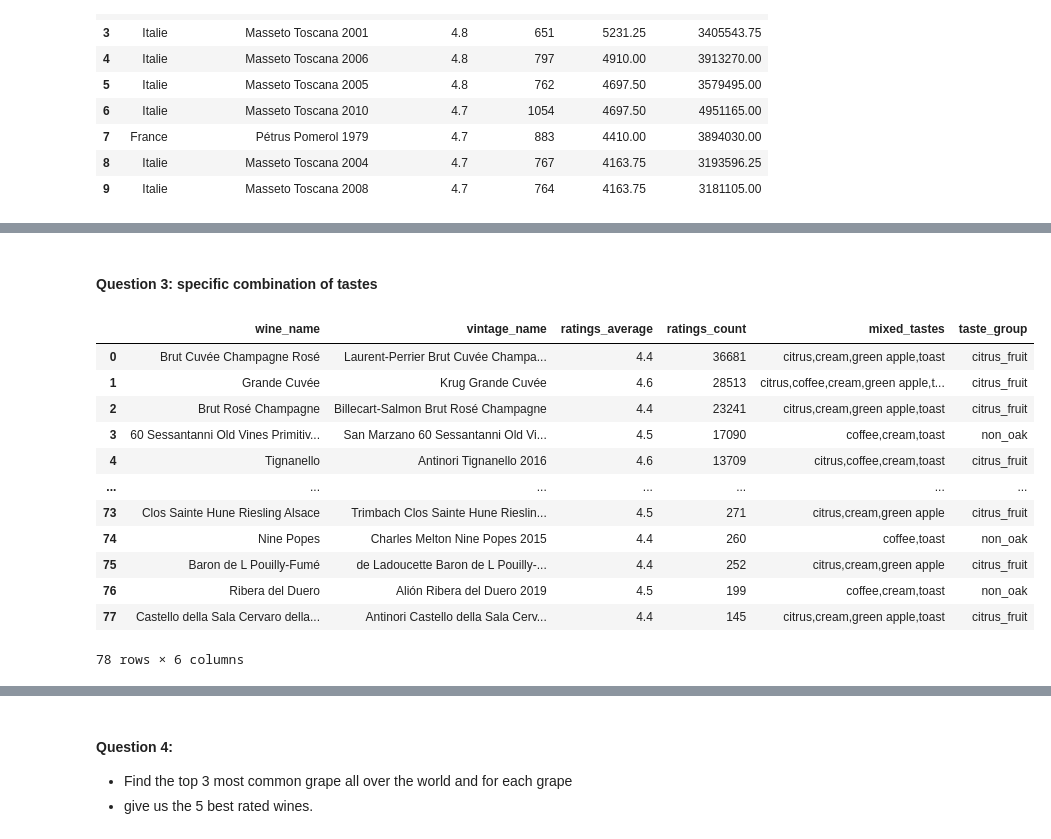
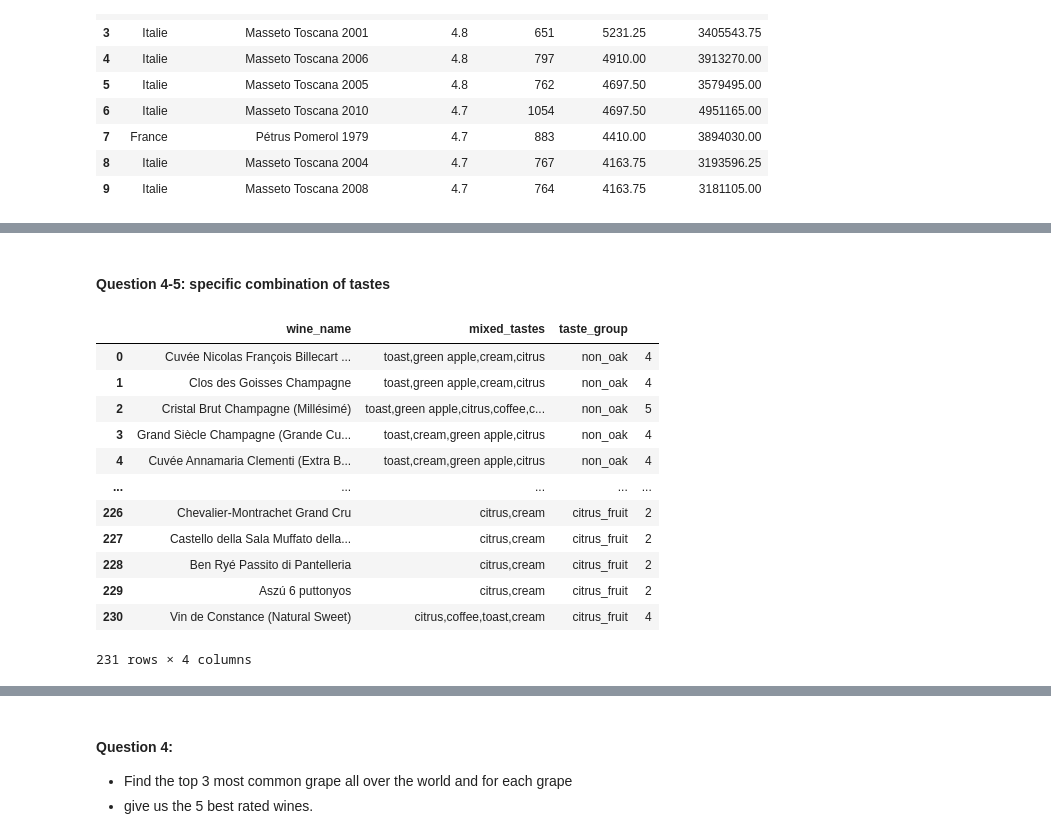
Before and after one commit to JonathanRabbi/Vivinio.Project, a Jupyter notebook: main.ipynb, the cells around one changed output, grey strips where cells are left out. Drawn from its saved outputs; the diff is of its cells as text; code cells hidden in the pictures.

```diff
--- a/main.ipynb
+++ b/main.ipynb
@@ -149,59 +145,56 @@ Box(children=(HTML(value='<div id="ifr-pyg-3" style="height: auto">\n    <head>\
 # %% [markdown]
-#### Question 3: specific combination of tastes
+#### Question 4-5: specific combination of tastes
 # %%
 test = '''
 SELECT
     wines.name,
-    vintages.name,
-    vintages.ratings_average,
-    vintages.ratings_count,
     GROUP_CONCAT(DISTINCT keywords.name) AS mixed_tastes,
-    keywords_wine.group_name
+    keywords_wine.group_name,
+    COUNT(DISTINCT keywords.name)
 FROM
-    vintage_toplists_rankings
-JOIN
-    vintages ON vintage_toplists_rankings.vintage_id = vintages.id
-JOIN
-    wines ON vintages.wine_id = wines.id
+    wines
 JOIN
     regions ON wines.region_id = regions.id
 JOIN
     countries ON regions.country_code = countries.code
 JOIN
     keywords_wine ON wines.id = keywords_wine.wine_id
 JOIN
     keywords ON keywords_wine.keyword_id = keywords.id
 WHERE
     keywords.name IN ('coffee', 'toast', 'green apple', 'cream', 'citrus')
 AND
     keywords_wine.count > 9
+AND
+    keywords_wine.keyword_type = 'primary'
 GROUP BY
-    vintages.name
+    wines.name
 HAVING
     COUNT(DISTINCT keywords.name) >= 2
-ORDER BY vintages.ratings_count DESC, vintages.ratings_average DESC, mixed_tastes DESC, price_euros DESC;
+
+ORDER BY mixed_tastes DESC;
 '''
 cursor.execute(test)
 data = cursor.fetchall()
 
-columns = ['wine_name', 'vintage_name', 'ratings_average', 'ratings_count', 'mixed_tastes', 'taste_group']
+columns = ['wine_name', 'mixed_tastes', 'taste_group', 'count_of_tastes']
 df_3 = pd.DataFrame(data, columns=columns)
 # pd.set_option('display.max_rows', None)
 df_3
 # %% [output]
-|  | wine_name | vintage_name | ratings_average | ratings_count | mixed_tastes | taste_group |
-| 0 | Brut Cuvée Champagne Rosé | Laurent-Perrier Brut Cuvée Champa... | 4.4 | 36681 | citrus,cream,green apple,toast | citrus_fruit |
-| 1 | Grande Cuvée | Krug Grande Cuvée | 4.6 | 28513 | citrus,coffee,cream,green apple,t... | citrus_fruit |
-| 2 | Brut Rosé Champagne | Billecart-Salmon Brut Rosé Champagne | 4.4 | 23241 | citrus,cream,green apple,toast | citrus_fruit |
-| 3 | 60 Sessantanni Old Vines Primitiv... | San Marzano 60 Sessantanni Old Vi... | 4.5 | 17090 | coffee,cream,toast | non_oak |
-| 4 | Tignanello | Antinori Tignanello 2016 | 4.6 | 13709 | citrus,coffee,cream,toast | citrus_fruit |
-| ... | ... | ... | ... | ... | ... | ... |
-| 73 | Clos Sainte Hune Riesling Alsace | Trimbach Clos Sainte Hune Rieslin... | 4.5 | 271 | citrus,cream,green apple | citrus_fruit |
-| 74 | Nine Popes | Charles Melton Nine Popes 2015 | 4.4 | 260 | coffee,toast | non_oak |
-| 75 | Baron de L Pouilly-Fumé | de Ladoucette Baron de L Pouilly-... | 4.4 | 252 | citrus,cream,green apple | citrus_fruit |
-| 76 | Ribera del Duero | Alión Ribera del Duero 2019 | 4.5 | 199 | coffee,cream,toast | non_oak |
-| 77 | Castello della Sala Cervaro della... | Antinori Castello della Sala Cerv... | 4.4 | 145 | citrus,cream,green apple,toast | citrus_fruit |
+|  | wine_name | mixed_tastes | taste_group |  |
+| 0 | Cuvée Nicolas François Billecart ... | toast,green apple,cream,citrus | non_oak | 4 |
+| 1 | Clos des Goisses Champagne | toast,green apple,cream,citrus | non_oak | 4 |
+| 2 | Cristal Brut Champagne (Millésimé) | toast,green apple,citrus,coffee,c... | non_oak | 5 |
+| 3 | Grand Siècle Champagne (Grande Cu... | toast,cream,green apple,citrus | non_oak | 4 |
+| 4 | Cuvée Annamaria Clementi (Extra B... | toast,cream,green apple,citrus | non_oak | 4 |
+| ... | ... | ... | ... | ... |
+| 226 | Chevalier-Montrachet Grand Cru | citrus,cream | citrus_fruit | 2 |
+| 227 | Castello della Sala Muffato della... | citrus,cream | citrus_fruit | 2 |
+| 228 | Ben Ryé Passito di Pantelleria | citrus,cream | citrus_fruit | 2 |
+| 229 | Aszú 6 puttonyos | citrus,cream | citrus_fruit | 2 |
+| 230 | Vin de Constance (Natural Sweet) | citrus,coffee,toast,cream | citrus_fruit | 4 |
-78 rows × 6 columns
+231 rows × 4 columns
 # %%
 import pandas as pd
 import pygwalker as pyg
```
Also changed, not shown: parts of 6 cells of this notebook.
